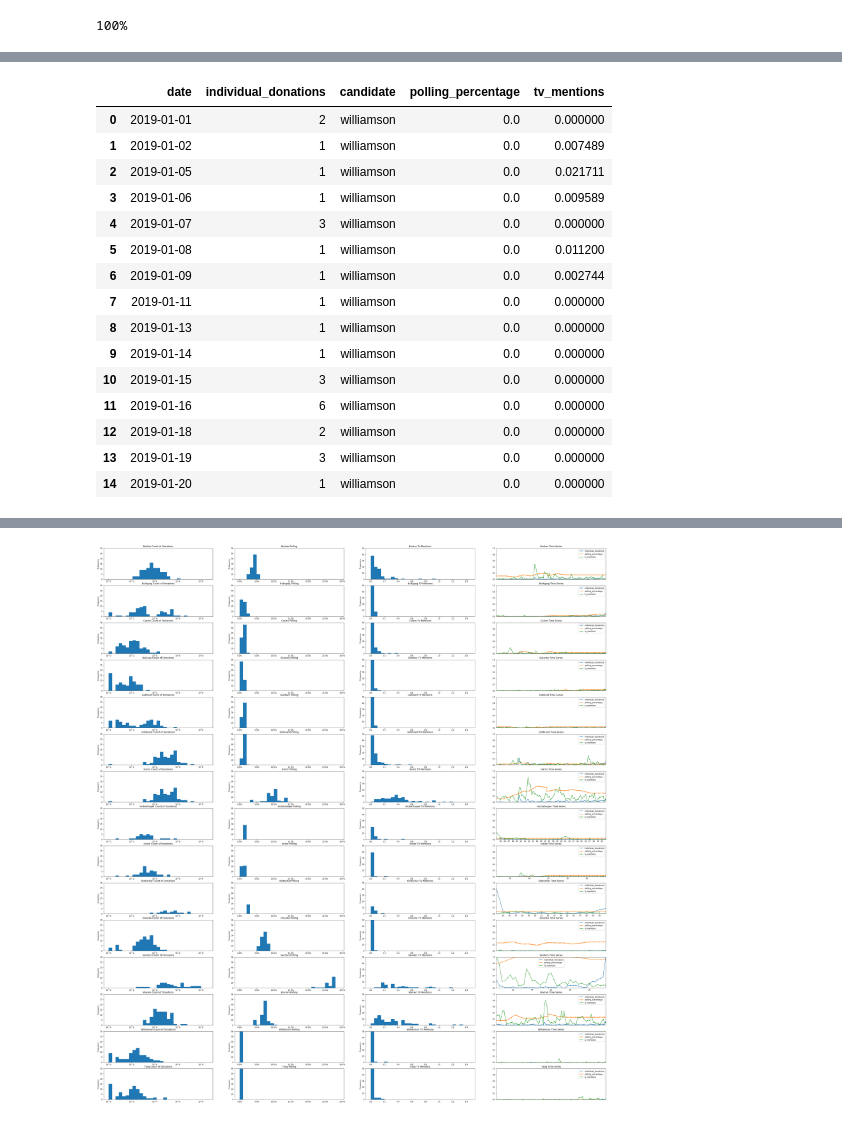
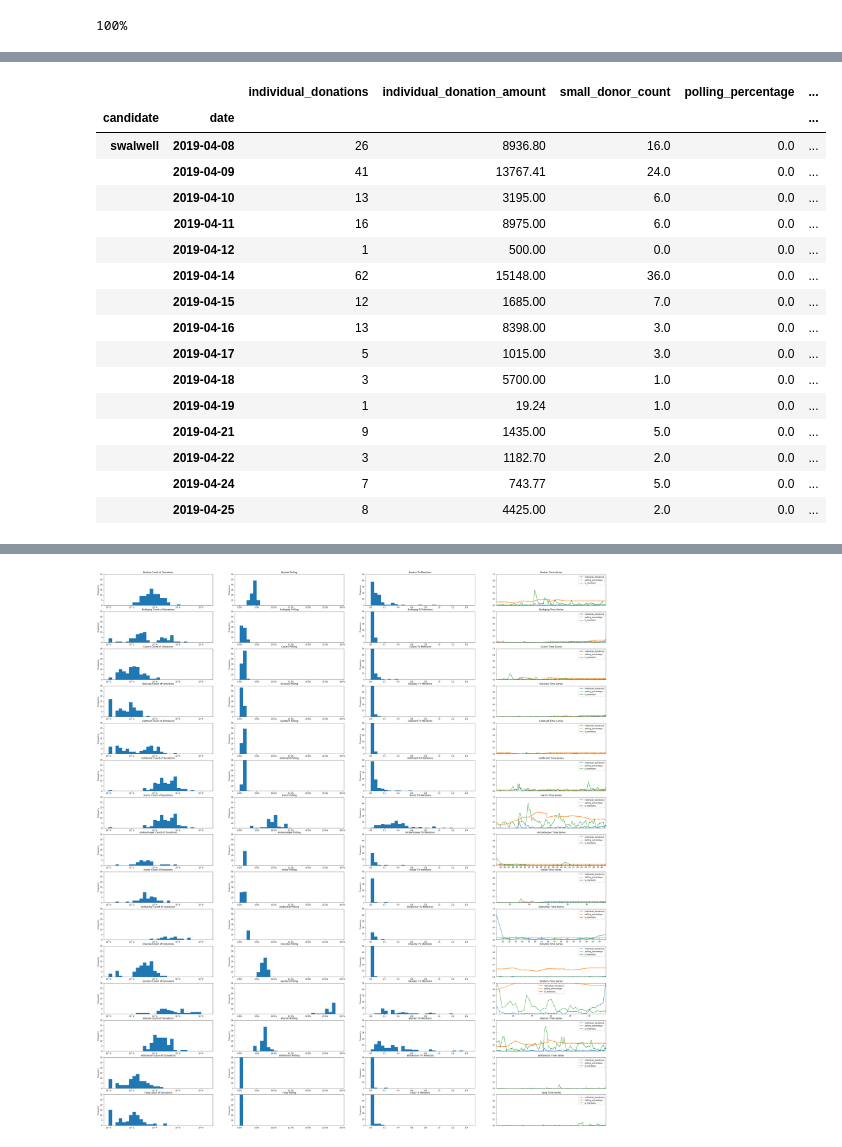
Before and after one commit to berkeley-politics-capstone/politics-capstone, a Jupyter notebook: src/polls_to_donations_model.ipynb, the cells around one changed output, grey strips where cells are left out. Drawn from its saved outputs; the diff is of its cells as text; code cells hidden in the pictures.

Commit message:
adding models and data collection

```diff
--- a/src/polls_to_donations_model.ipynb
+++ b/src/polls_to_donations_model.ipynb
@@ -43,7 +43,7 @@ results.head()
 # %%
 # find the path to each fec file, store paths in a nested dict
 fec_2020_paths = {}
-base_path = os.path.join("..","data","fec","2020")
+base_path = os.path.join("..","data","fec_new","2020")
 for party_dir in os.listdir(base_path):
     if(party_dir[0]!="."):
         fec_2020_paths[party_dir] = {}
@@ -85,10 +129,10 @@ Candidates_Full_Name = ['John Delaney','Andrew Yang','Julian Castro','Kamala Har
                        'Elizabeth Warren','Amy Klobuchar','Bernie Sanders','Jay Inslee','John Hickenlooper',
                        'Beto Orourke','Kirsten Gillibrand','Wayne Messam','Eric Swalwell','Mike Gravel','Pete Buttigieg',
                        'Seth Moulton','Joe Biden','Michael Bennet','Steve Bullock','Bill de Blasio','Donald Trump',
-                       'John Hickenlooper','Marianne Williamson', 'Rocky De La Fuente']
+                       'John Hickenlooper','Marianne Williamson', 'Rocky De La Fuente', 'Tim Ryan']
 Candidates_Last_Name = ['delaney','yang','castro','harris','booker','gabbard','warren','klobuchar','sanders','inslee',
                        'hickenlooper','orourke','gillibrand','messam','swalwell','gravel','buttigieg','moulton','biden',
-                       'bennet','bullock','blasio','trump','hickenlooper','williamson','de la fuente']
+                       'bennet','bullock','blasio','trump','hickenlooper','williamson','de la fuente', 'ryan']
 #Market = ['National','International','New York City','San Francisco','Maryland','Des Moines','Denver','Cedar Rapids',
 #          'San Mateo California','Colorado Springs','Las Vegas','Phoenix','Pueblo','Reno','Waterloo','Philadelphia',
 #          'Japan','Costa Mesa California','Columbia','Portsmouth','Baltimore','Charlotte','Cincinnati','Boston',
@@ -102,7 +146,7 @@ tv_api_params = {
     "mode":"timelinevol",
     "format":"csv",
     "STARTDATETIME":"20180101000000",
-    "ENDDATETIME":"20190623000000"
+    "ENDDATETIME":"20190715000000"
 }
 tv_api_params_string = "&".join(["{:s}={:s}".format(key,val) for key,val in tv_api_params.items()])
 
@@ -171,4 +215,7 @@ for candid in fec_2020_paths["democrat"].keys():
     # output
     name_mapping[candid] = (poll_name_map, media_name_map)
     print("{:s} -> {:s} (score: {:d})".format(candid, str(name_mapping[candid]), val))
+
+# special cases
+name_mapping["ryan"] = ("Tim Ryan", "Andrew Yang")
 # %% [output]
@@ -190,51 +261,86 @@ booker -> ('Cory A. Booker', 'Corey Booker') (score: 0)
 # %%
+def make_normalized_col(df, col_name):
+    new_col_name = "{:s}_normalized".format(col_name)
+    daily_sums = df.groupby("date")[col_name].sum()
+    dates = df.index.get_level_values('date')
+    df[new_col_name] = daily_sums.loc[dates].values
+    df[new_col_name] = df[col_name]/df[new_col_name]
+
 dataset = pd.DataFrame()
 for candid in fec_2020_paths["democrat"].keys():
     if("donations" in fec_2020_paths["democrat"][candid].keys()):
 
         # process donations dataset
         df = pd.read_csv(fec_2020_paths["democrat"][candid]["donations"])
         df["contribution_receipt_date"] = pd.to_datetime(df["contribution_receipt_date"]).dt.date
         df = df.loc[df["entity_type"]=="IND"]
         df = df.loc[df["contribution_receipt_amount"]<=2800]
-        df = df.groupby(by="contribution_receipt_date")["contribution_receipt_amount"].count()
-        df.name = "individual_donations"
-        df = pd.DataFrame(df)
+        # donation count
+        df_count = df.groupby(by="contribution_receipt_date")["contribution_receipt_amount"].count()
+        df_count.name = "individual_donations"
+        # donation sum
+        df_sum = df.groupby(by="contribution_receipt_date")["contribution_receipt_amount"].sum()
+        df_sum.name = "individual_donation_amount"
+        # donations under $200
+        df = df.loc[df["contribution_receipt_amount"]<=200]
+        df_small = df.groupby(by="contribution_receipt_date")["contribution_receipt_amount"].count()
+        df_small.name = "small_donor_count"
+        df = pd.concat([df_count, df_sum, df_small], axis=1)
         df["candidate"] = candid
 
         #  process polling dataset
+
         candid_polls = results[name_mapping[candid][0]]
         candid_polls.name = "polling_percentage"
         candid_polls.index = pd.to_datetime(candid_polls.index).date
         df = df.join(candid_polls, how="left")
         df["polling_percentage"] = df["polling_percentage"].interpolate(limit_direction='both').fillna(0.0)
         df = df.rename_axis("date").reset_index()
 
         # process media dataset
         df["date"] = pd.to_datetime(df["date"], format='%Y-%m-%d')
         candid_tv = tv_mentions[name_mapping[candid][1]]
         candid_tv.name = "tv_mentions"
         df = df.merge(candid_tv, how="left", left_on="date", right_index=True)
 
         # append to main df
         dataset = dataset.append(df)
 
+
+# munge data
+#dataset = dataset.reset_index()
+#dataset = dataset.rename(columns={"index": "date"})
+dataset = dataset.set_index(["candidate","date"])
+dataset["individual_donations"] = dataset["individual_donations"].fillna(0.0)
+make_normalized_col(dataset, "individual_donations")
+dataset["individual_donation_amount"] = dataset["individual_donation_amount"].fillna(0.0)
+make_normalized_col(dataset, "individual_donation_amount")
+dataset["small_donor_count"] = dataset["small_donor_count"].fillna(0.0)
+make_normalized_col(dataset, "small_donor_count")
+dataset["tv_mentions"] = dataset["tv_mentions"].fillna(0.0)
+make_normalized_col(dataset, "tv_mentions")
+
+# write data
+dataset.to_csv("../data/master_dataset.csv")
+dataset.to_pickle("../data/master_dataset.pkl")
+
 # check data
 dataset.head(15)
 # %% [output]
-|  | date | individual_donations | candidate | polling_percentage | tv_mentions |
-| 0 | 2019-01-01 | 2 | williamson | 0.0 | 0.000000 |
-| 1 | 2019-01-02 | 1 | williamson | 0.0 | 0.007489 |
-| 2 | 2019-01-05 | 1 | williamson | 0.0 | 0.021711 |
-| 3 | 2019-01-06 | 1 | williamson | 0.0 | 0.009589 |
-| 4 | 2019-01-07 | 3 | williamson | 0.0 | 0.000000 |
-| 5 | 2019-01-08 | 1 | williamson | 0.0 | 0.011200 |
-| 6 | 2019-01-09 | 1 | williamson | 0.0 | 0.002744 |
-| 7 | 2019-01-11 | 1 | williamson | 0.0 | 0.000000 |
-| 8 | 2019-01-13 | 1 | williamson | 0.0 | 0.000000 |
-| 9 | 2019-01-14 | 1 | williamson | 0.0 | 0.000000 |
-| 10 | 2019-01-15 | 3 | williamson | 0.0 | 0.000000 |
-| 11 | 2019-01-16 | 6 | williamson | 0.0 | 0.000000 |
-| 12 | 2019-01-18 | 2 | williamson | 0.0 | 0.000000 |
-| 13 | 2019-01-19 | 3 | williamson | 0.0 | 0.000000 |
-| 14 | 2019-01-20 | 1 | williamson | 0.0 | 0.000000 |
+|  |  | individual_donations | individual_donation_amount | small_donor_count | polling_percentage | ... |
+| candidate | date |  |  |  |  | ... |
+| swalwell | 2019-04-08 | 26 | 8936.80 | 16.0 | 0.0 | ... |
+|  | 2019-04-09 | 41 | 13767.41 | 24.0 | 0.0 | ... |
+|  | 2019-04-10 | 13 | 3195.00 | 6.0 | 0.0 | ... |
+|  | 2019-04-11 | 16 | 8975.00 | 6.0 | 0.0 | ... |
+|  | 2019-04-12 | 1 | 500.00 | 0.0 | 0.0 | ... |
+|  | 2019-04-14 | 62 | 15148.00 | 36.0 | 0.0 | ... |
+|  | 2019-04-15 | 12 | 1685.00 | 7.0 | 0.0 | ... |
+|  | 2019-04-16 | 13 | 8398.00 | 3.0 | 0.0 | ... |
+|  | 2019-04-17 | 5 | 1015.00 | 3.0 | 0.0 | ... |
+|  | 2019-04-18 | 3 | 5700.00 | 1.0 | 0.0 | ... |
+|  | 2019-04-19 | 1 | 19.24 | 1.0 | 0.0 | ... |
+|  | 2019-04-21 | 9 | 1435.00 | 5.0 | 0.0 | ... |
+|  | 2019-04-22 | 3 | 1182.70 | 2.0 | 0.0 | ... |
+|  | 2019-04-24 | 7 | 743.77 | 5.0 | 0.0 | ... |
+|  | 2019-04-25 | 8 | 4425.00 | 2.0 | 0.0 | ... |
```
Also changed, not shown: parts of 10 cells of this notebook, 2 other files.
